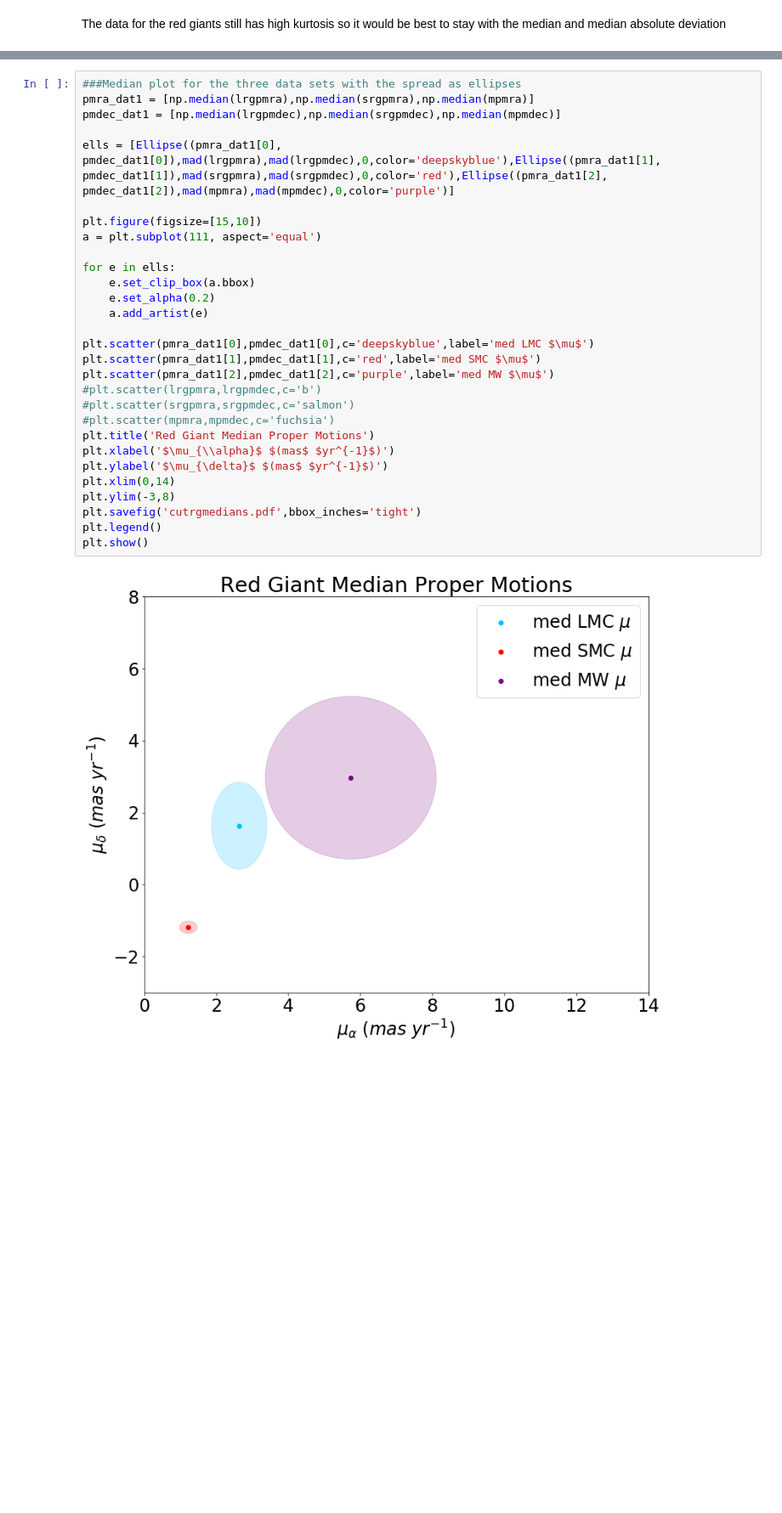
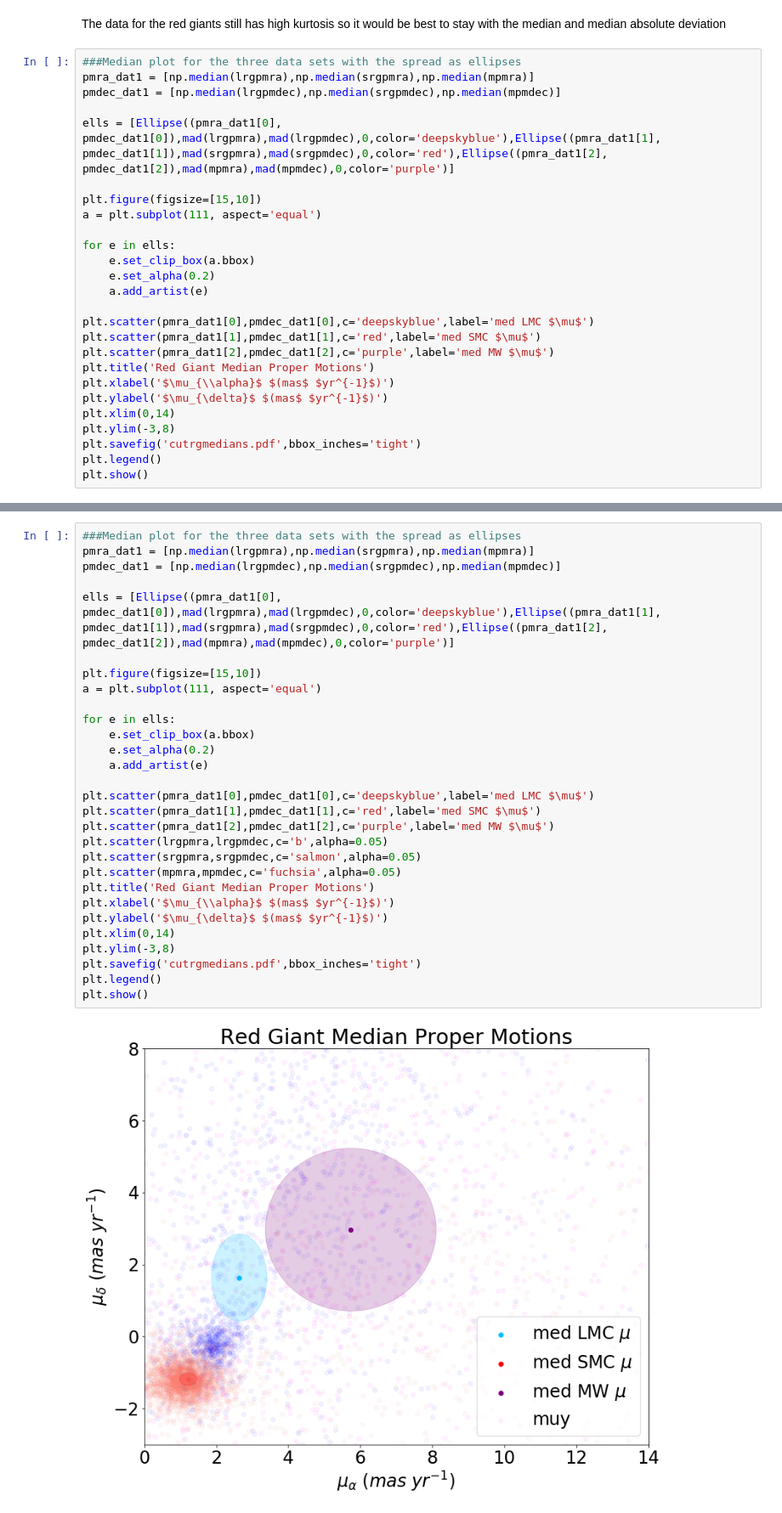
Before and after one commit to JoshuaPovick/MS_young, a Jupyter notebook: MW_star_subtraction.ipynb, the cells around one changed output, grey strips where cells are left out. Shown at 85% size. Drawn from its saved outputs; the diff is of its cells as text; blank space fills up the shorter version.

Commit message:
added plot at end
Plot of medians with spread overplotted with the data.

```diff
--- a/MW_star_subtraction.ipynb
+++ b/MW_star_subtraction.ipynb
@@ -718,3 +718,29 @@ IQR = 6.668277445873067
 MAD = 2.420041383582304
 # %% [markdown]
 The data for the red giants still has high kurtosis so it would be best to stay with the median and median absolute deviation
+# %%
+###Median plot for the three data sets with the spread as ellipses
+pmra_dat1 = [np.median(lrgpmra),np.median(srgpmra),np.median(mpmra)]
+pmdec_dat1 = [np.median(lrgpmdec),np.median(srgpmdec),np.median(mpmdec)]
+
+ells = [Ellipse((pmra_dat1[0], pmdec_dat1[0]),mad(lrgpmra),mad(lrgpmdec),0,color='deepskyblue'),Ellipse((pmra_dat1[1], pmdec_dat1[1]),mad(srgpmra),mad(srgpmdec),0,color='red'),Ellipse((pmra_dat1[2], pmdec_dat1[2]),mad(mpmra),mad(mpmdec),0,color='purple')]
+
+plt.figure(figsize=[15,10])
+a = plt.subplot(111, aspect='equal')
+
+for e in ells:
+    e.set_clip_box(a.bbox)
+    e.set_alpha(0.2)
+    a.add_artist(e)
+
+plt.scatter(pmra_dat1[0],pmdec_dat1[0],c='deepskyblue',label='med LMC $\mu$')
+plt.scatter(pmra_dat1[1],pmdec_dat1[1],c='red',label='med SMC $\mu$')
+plt.scatter(pmra_dat1[2],pmdec_dat1[2],c='purple',label='med MW $\mu$')
+plt.title('Red Giant Median Proper Motions')
+plt.xlabel('$\mu_{\\alpha}$ $(mas$ $yr^{-1}$)')
+plt.ylabel('$\mu_{\delta}$ $(mas$ $yr^{-1}$)')
+plt.xlim(0,14)
+plt.ylim(-3,8)
+plt.savefig('cutrgmedians.pdf',bbox_inches='tight')
+plt.legend()
+plt.show()
@@ -721,31 +749,31 @@ The data for the red giants still has high kurtosis so it would be best to stay
 # %%
 ###Median plot for the three data sets with the spread as ellipses
 pmra_dat1 = [np.median(lrgpmra),np.median(srgpmra),np.median(mpmra)]
 pmdec_dat1 = [np.median(lrgpmdec),np.median(srgpmdec),np.median(mpmdec)]
 
 ells = [Ellipse((pmra_dat1[0], pmdec_dat1[0]),mad(lrgpmra),mad(lrgpmdec),0,color='deepskyblue'),Ellipse((pmra_dat1[1], pmdec_dat1[1]),mad(srgpmra),mad(srgpmdec),0,color='red'),Ellipse((pmra_dat1[2], pmdec_dat1[2]),mad(mpmra),mad(mpmdec),0,color='purple')]
 
 plt.figure(figsize=[15,10])
 a = plt.subplot(111, aspect='equal')
 
 for e in ells:
     e.set_clip_box(a.bbox)
     e.set_alpha(0.2)
     a.add_artist(e)
 
 plt.scatter(pmra_dat1[0],pmdec_dat1[0],c='deepskyblue',label='med LMC $\mu$')
 plt.scatter(pmra_dat1[1],pmdec_dat1[1],c='red',label='med SMC $\mu$')
 plt.scatter(pmra_dat1[2],pmdec_dat1[2],c='purple',label='med MW $\mu$')
-#plt.scatter(lrgpmra,lrgpmdec,c='b')
-#plt.scatter(srgpmra,srgpmdec,c='salmon')
-#plt.scatter(mpmra,mpmdec,c='fuchsia')
+plt.scatter(lrgpmra,lrgpmdec,c='b',alpha=0.05)
+plt.scatter(srgpmra,srgpmdec,c='salmon',alpha=0.05)
+plt.scatter(mpmra,mpmdec,c='fuchsia',alpha=0.05)
 plt.title('Red Giant Median Proper Motions')
 plt.xlabel('$\mu_{\\alpha}$ $(mas$ $yr^{-1}$)')
 plt.ylabel('$\mu_{\delta}$ $(mas$ $yr^{-1}$)')
 plt.xlim(0,14)
 plt.ylim(-3,8)
 plt.savefig('cutrgmedians.pdf',bbox_inches='tight')
 plt.legend()
 plt.show()
 # %% [output]
-[figure, old version]
+[figure, new version]
```
Also changed, not shown: parts of 1 cell of this notebook.
